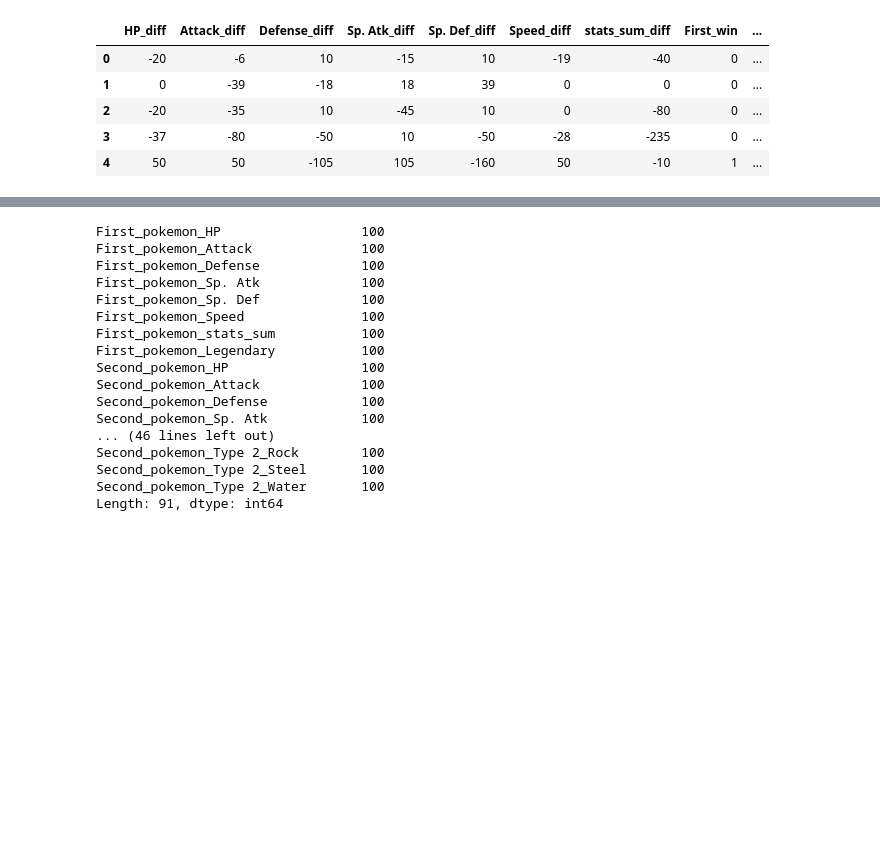
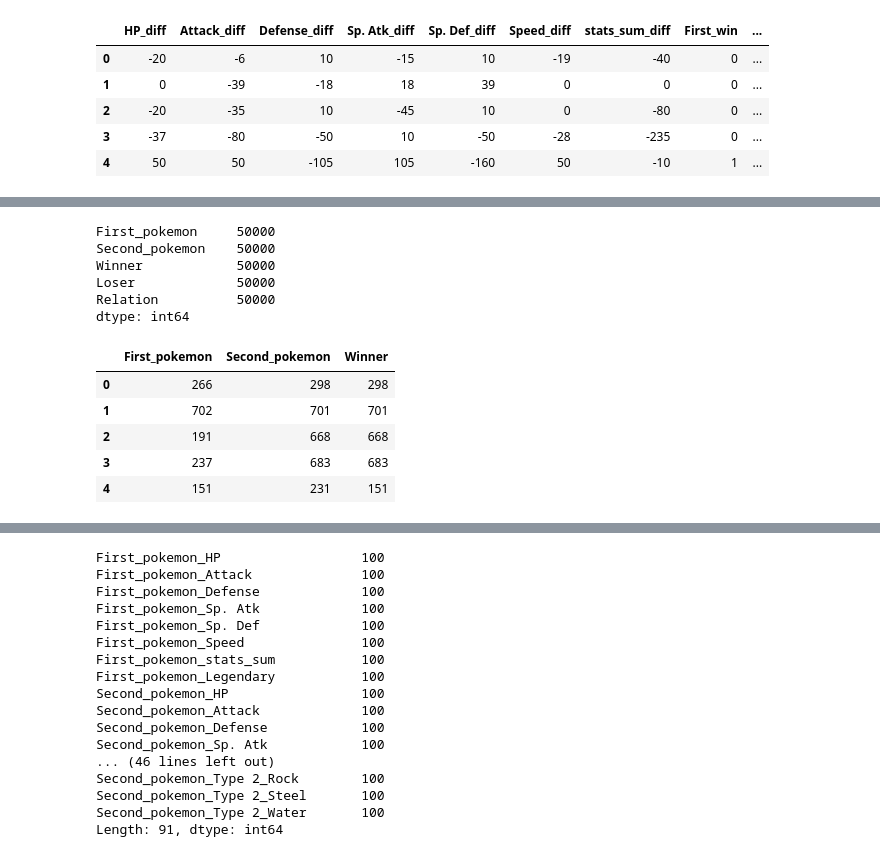
Before and after one commit to MuhammadAgf/RandomForest_MecinLearning, a Jupyter notebook: Muhammad1.ipynb, the cells around one changed output, grey strips where cells are left out. Drawn from its saved outputs; the diff is of its cells as text; code cells hidden in the pictures; blank space fills up the shorter version.

```diff
--- a/Muhammad1.ipynb
+++ b/Muhammad1.ipynb
@@ -254,0 +332,9 @@ Length: 91, dtype: object
+# %%
+combats_type.count()
+# %% [output]
+First_pokemon     50000
+Second_pokemon    50000
+Winner            50000
+Loser             50000
+Relation          50000
+dtype: int64
@@ -254,0 +344,9 @@ Length: 91, dtype: object
+# %%
+combats.head()
+# %% [output]
+|  | First_pokemon | Second_pokemon | Winner |
+| 0 | 266 | 298 | 298 |
+| 1 | 702 | 701 | 701 |
+| 2 | 191 | 668 | 668 |
+| 3 | 237 | 683 | 683 |
+| 4 | 151 | 231 | 151 |
```
Also changed, not shown: parts of 11 cells of this notebook.
